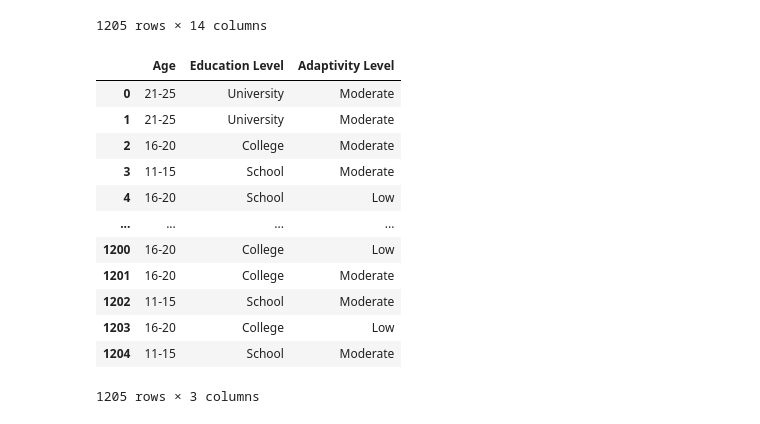
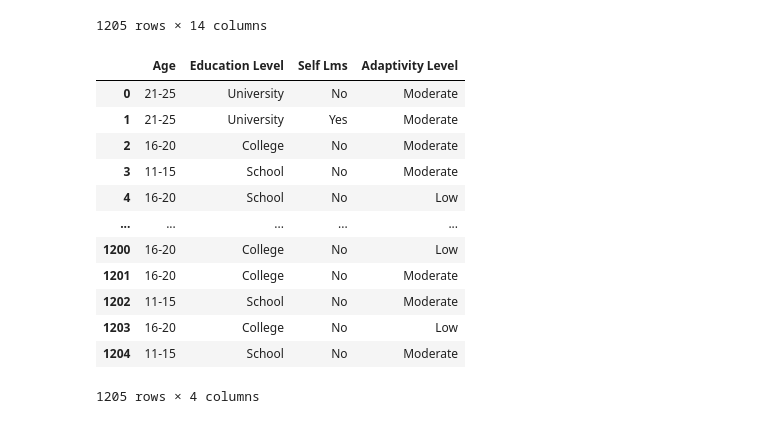
Before and after one commit to ubco-W2022T2-data301/project-group-group37, a Jupyter notebook: analysis/analysis2.ipynb, the cells around one changed output. Drawn from its saved outputs; the diff is of its cells as text; code cells hidden in the pictures.

```diff
--- a/analysis/analysis2.ipynb
+++ b/analysis/analysis2.ipynb
@@ -23,19 +25,19 @@ mainDF
 | 1204 | Girl | 11-15 | School | Non Government | No | Yes | Low | ... |
 1205 rows × 14 columns
 # %%
-df = mainDF.drop(["Gender", "Institution Type", "IT Student", "Location", "Load-shedding", "Financial Condition", "Internet Type", "Network Type", "Class Duration", "Self Lms", "Device"], axis = "columns")
+df = mainDF.drop(["Gender", "Institution Type", "IT Student", "Location", "Load-shedding", "Financial Condition", "Internet Type", "Network Type", "Class Duration", "Device"], axis = "columns")
 df
 # %% [output]
-|  | Age | Education Level | Adaptivity Level |
-| 0 | 21-25 | University | Moderate |
-| 1 | 21-25 | University | Moderate |
-| 2 | 16-20 | College | Moderate |
-| 3 | 11-15 | School | Moderate |
-| 4 | 16-20 | School | Low |
-| ... | ... | ... | ... |
-| 1200 | 16-20 | College | Low |
-| 1201 | 16-20 | College | Moderate |
-| 1202 | 11-15 | School | Moderate |
-| 1203 | 16-20 | College | Low |
-| 1204 | 11-15 | School | Moderate |
+|  | Age | Education Level | Self Lms | Adaptivity Level |
+| 0 | 21-25 | University | No | Moderate |
+| 1 | 21-25 | University | Yes | Moderate |
+| 2 | 16-20 | College | No | Moderate |
+| 3 | 11-15 | School | No | Moderate |
+| 4 | 16-20 | School | No | Low |
+| ... | ... | ... | ... | ... |
+| 1200 | 16-20 | College | No | Low |
+| 1201 | 16-20 | College | No | Moderate |
+| 1202 | 11-15 | School | No | Moderate |
+| 1203 | 16-20 | College | No | Low |
+| 1204 | 11-15 | School | No | Moderate |
-1205 rows × 3 columns
+1205 rows × 4 columns
```
Also changed, not shown: parts of 11 cells of this notebook, 1 other file.
